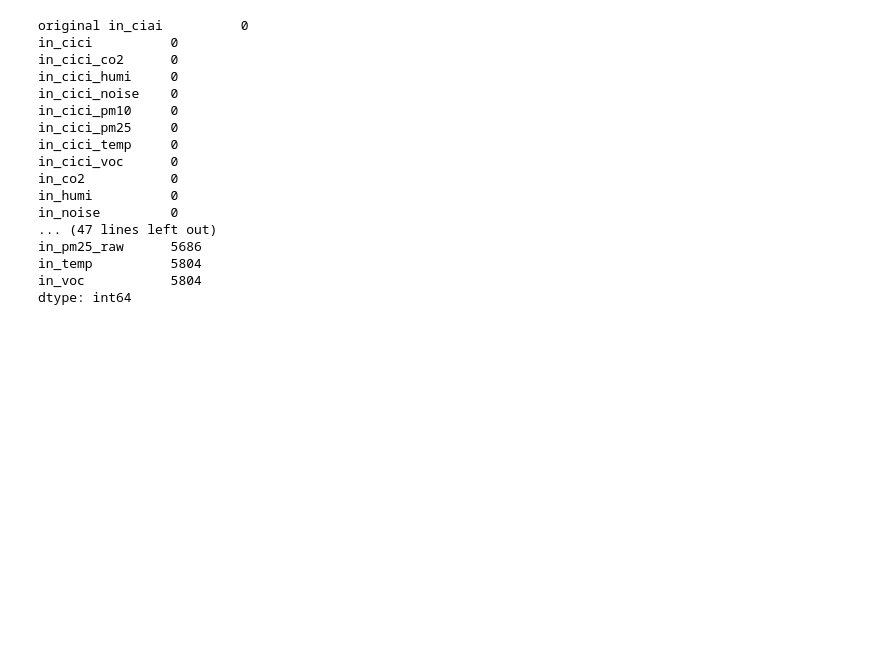
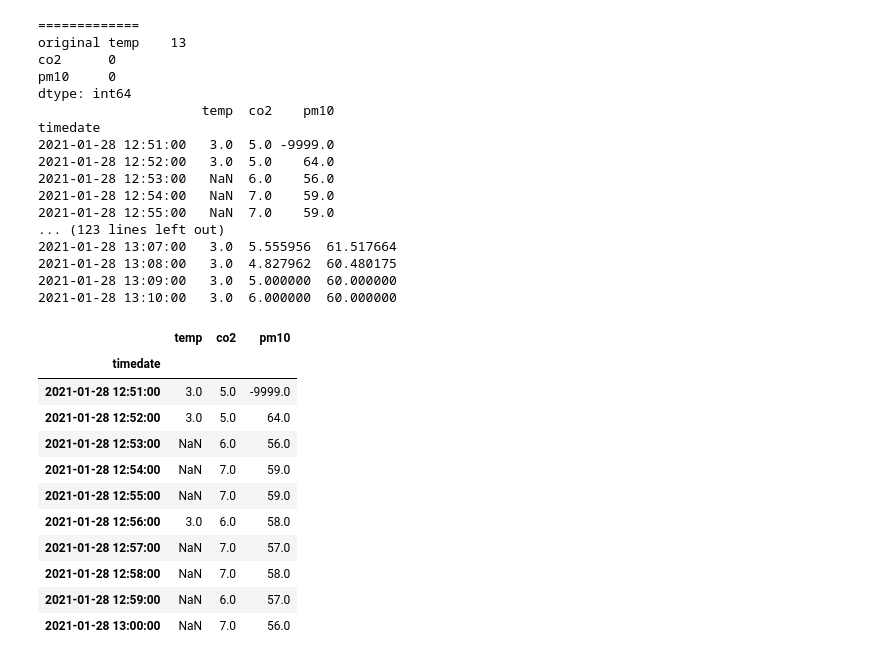
Before and after one commit to ClustProject/KETIPrePartialDataPreprocessing, a Jupyter notebook: makeNaNImputationTest.ipynb, the cells around one changed output. Cells and saved outputs as stored; diff of their text form; code cells hidden in the pictures; blank space fills up the shorter version.

```diff
--- a/makeNaNImputationTest.ipynb
+++ b/makeNaNImputationTest.ipynb
@@ -4,37 +4,62 @@ import os
 sys.path.append("../")
 sys.path.append("../..")
 
- ### Parameter Test
-inputType ='influx' # or file
+from KETIPrePartialDataPreprocessing import makeNaNImputationTest
+
+inputType ='file' # or file
 refine_param = {'removeDuplication':True, 'staticFrequency':True}
 outlier_param= {'certainOutlierToNaN':True, 'uncertainOutlierToNaN':True, 'data_type':'air'}
+"""
 imputation_param ={
 "imputation_method":[
     {"min":0,"max":1,"method":"mean"},
     {"min":2,"max":4,"method":"linear"},
     {"min":5,"max":10,"method":"brits"}],
 "totalNanLimit":0.3}
+"""
+imputation_param ={
+"imputation_method":[
+    {"min":0,"max":3,"method":"polynomial"}],"totalNanLimit":100}
 
-import makeNaNImputationTest as IT
-input_data = IT.inputControl(inputType)
+# mean X
+# median X
+# ffill~polynomial_interpolate=> 각 구간마다 딱 고만큼만 Fill
 
+input_data = makeNaNImputationTest.inputControl(inputType)
 from KETIPrePartialDataPreprocessing import data_preprocessing
-output = data_preprocessing.get_preprocessed_data(input_data, refine_param, outlier_param, imputation_param)
+import numpy as np
+input_test_data = input_data.replace(4.0, np.nan)
+output = data_preprocessing.get_preprocessed_data(input_test_data[:25], refine_param, outlier_param, imputation_param)
 # %% [output]
-original in_ciai          0
-in_cici          0
-in_cici_co2      0
-in_cici_humi     0
-in_cici_noise    0
-in_cici_pm10     0
-in_cici_pm25     0
-in_cici_temp     0
-in_cici_voc      0
-in_co2           0
-in_humi          0
-in_noise         0
-... (47 lines left out)
-in_pm25_raw      5686
-in_temp          5804
-in_voc           5804
+=============
+original temp    13
+co2      0
+pm10     0
 dtype: int64
+                     temp  co2    pm10
+timedate
+2021-01-28 12:51:00   3.0  5.0 -9999.0
+2021-01-28 12:52:00   3.0  5.0    64.0
+2021-01-28 12:53:00   NaN  6.0    56.0
+2021-01-28 12:54:00   NaN  7.0    59.0
+2021-01-28 12:55:00   NaN  7.0    59.0
+... (123 lines left out)
+2021-01-28 13:07:00   3.0  5.555956  61.517664
+2021-01-28 13:08:00   3.0  4.827962  60.480175
+2021-01-28 13:09:00   3.0  5.000000  60.000000
+2021-01-28 13:10:00   3.0  6.000000  60.000000
+# %%
+output['original'][:10]
+# %% [output]
+|  | temp | co2 | pm10 |
+| timedate |  |  |  |
+| 2021-01-28 12:51:00 | 3.0 | 5.0 | -9999.0 |
+| 2021-01-28 12:52:00 | 3.0 | 5.0 | 64.0 |
+| 2021-01-28 12:53:00 | NaN | 6.0 | 56.0 |
+| 2021-01-28 12:54:00 | NaN | 7.0 | 59.0 |
+| 2021-01-28 12:55:00 | NaN | 7.0 | 59.0 |
+| 2021-01-28 12:56:00 | 3.0 | 6.0 | 58.0 |
+| 2021-01-28 12:57:00 | NaN | 7.0 | 57.0 |
+| 2021-01-28 12:58:00 | NaN | 7.0 | 58.0 |
+| 2021-01-28 12:59:00 | NaN | 6.0 | 57.0 |
+| 2021-01-28 13:00:00 | NaN | 7.0 | 56.0 |
```
Also changed, not shown: parts of 3 cells of this notebook, 4 other files.
